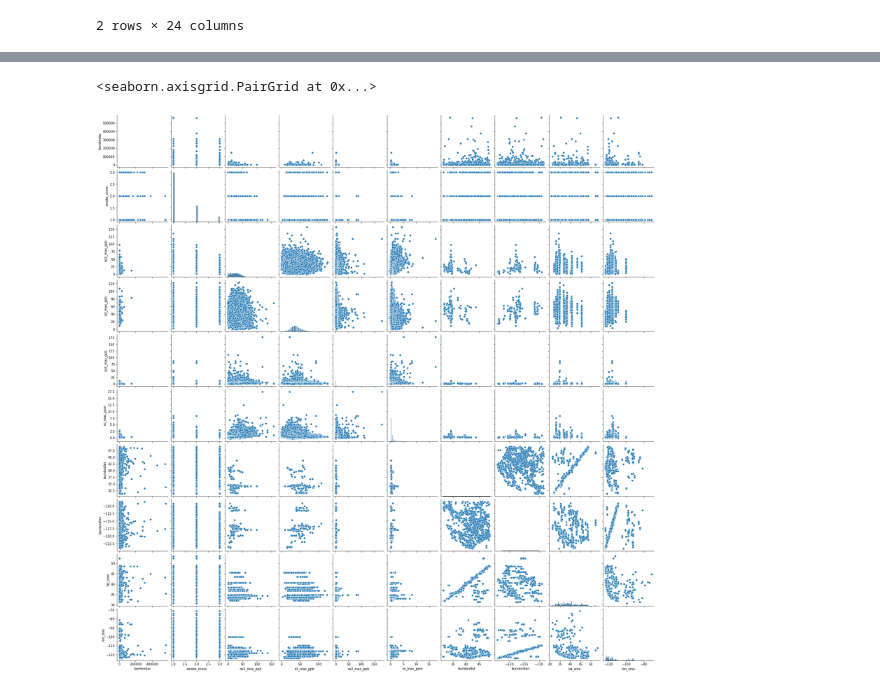
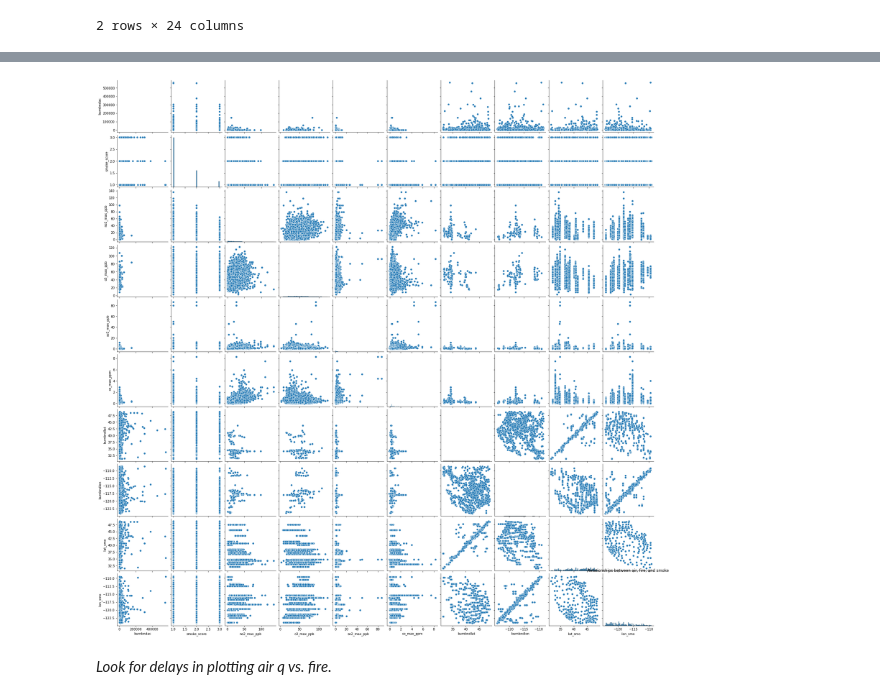
Before and after one commit to rileydr/AirQuality-USWest, a Jupyter notebook: code/va-EDA.ipynb, the cells around one changed output, grey strips where cells are left out. Drawn from its saved outputs; the diff is of its cells as text; code cells hidden in the pictures.

```diff
--- a/code/va-EDA.ipynb
+++ b/code/va-EDA.ipynb
@@ -617,9 +622,11 @@ merged.describe().T
+# %%
+#relationships
+#pairplot
+#df.corr()!
+sns.pairplot(merged)
+plt.title('Relationships between air, fire, and smoke')
+plt.savefig('../assets/pairplot.png');
+# %% [output]
+[figure, added]
 # %%
 #look for timelapses
-# %%
-#relationships
-#pairplot
-sns.pairplot(merged)
-# %% [output]
-<seaborn.axisgrid.PairGrid at 0x...>
-[figure, removed]
@@ -625,0 +635,2 @@ sns.pairplot(merged)
+# %% [markdown]
+_Look for delays in plotting air q vs. fire._
```
Also changed, not shown: parts of 34 cells of this notebook, 6 other files.
